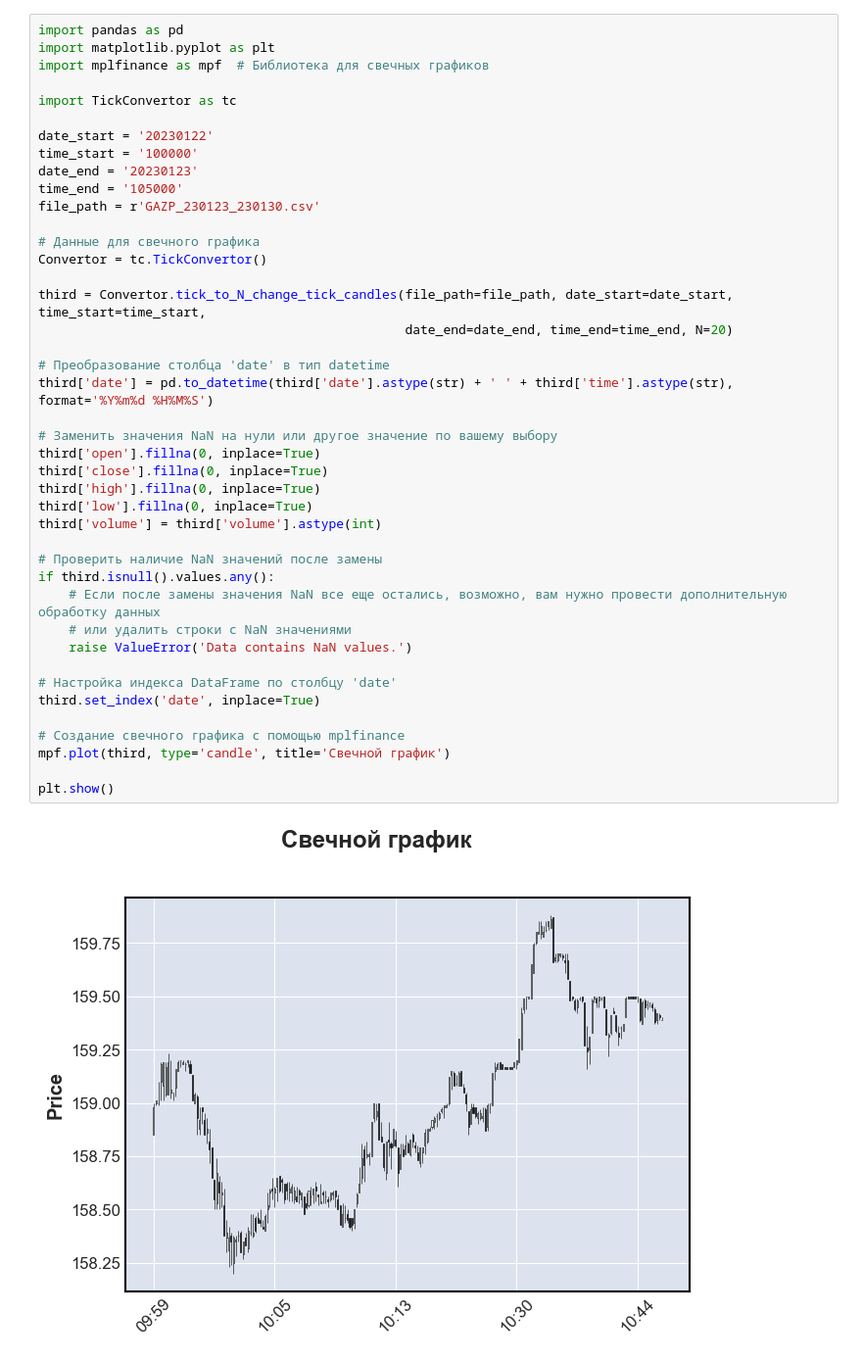
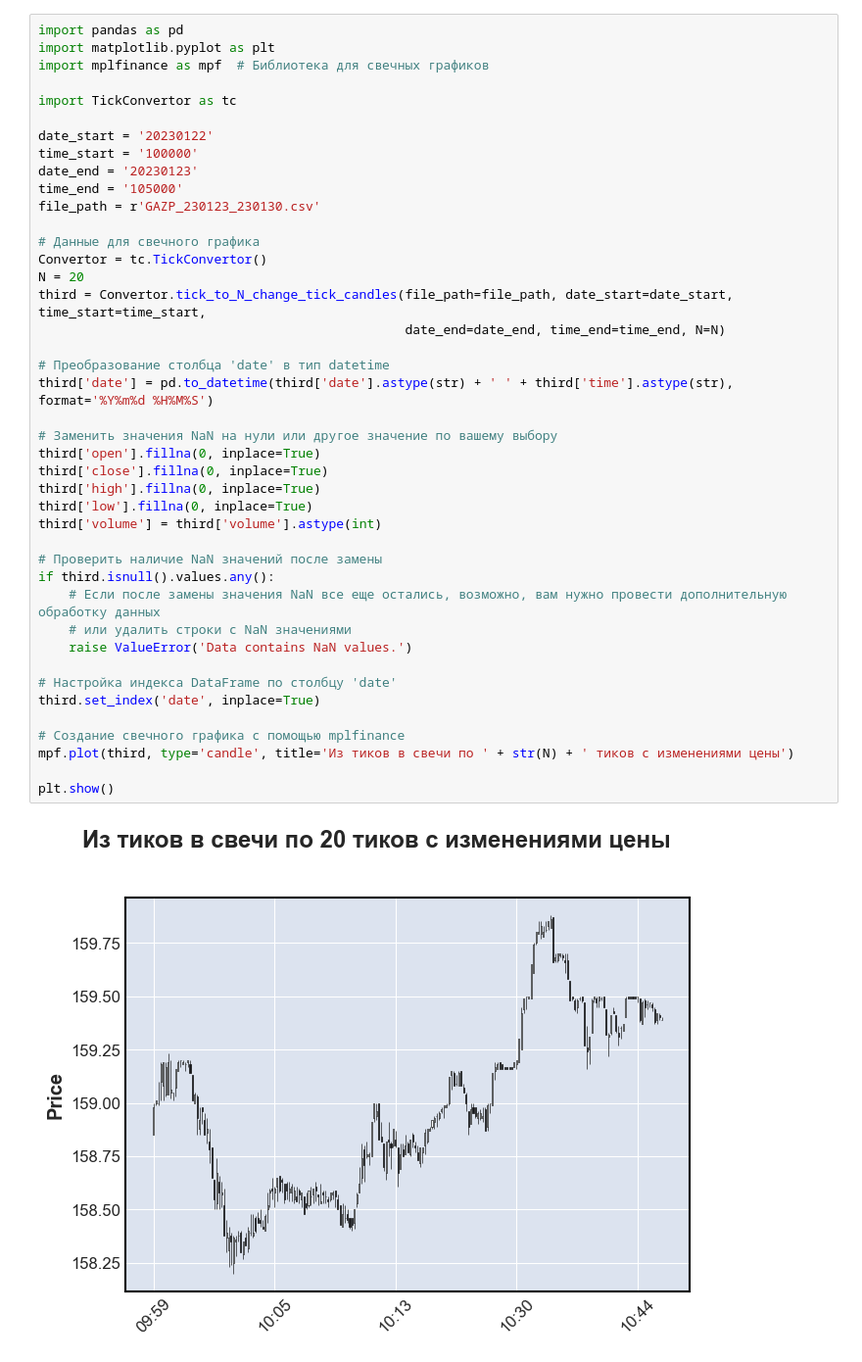
Before and after one commit to MinakovMax/dreamteamtrading-01, a Jupyter notebook: CandlesTestData.ipynb, the cells around one changed output. Shown at 98% size. Saved outputs shown, nothing was run; the diff lists cells and outputs as text.

Commit message:
подписал графики

```diff
--- a/CandlesTestData.ipynb
+++ b/CandlesTestData.ipynb
@@ -90,37 +91,37 @@ date_end = '20230123'
 time_end = '105000'
 file_path = r'GAZP_230123_230130.csv'
 
 # Данные для свечного графика
 Convertor = tc.TickConvertor()
-
+N = 20
 third = Convertor.tick_to_N_change_tick_candles(file_path=file_path, date_start=date_start, time_start=time_start,
-                                                date_end=date_end, time_end=time_end, N=20)
+                                                date_end=date_end, time_end=time_end, N=N)
 
 # Преобразование столбца 'date' в тип datetime
 third['date'] = pd.to_datetime(third['date'].astype(str) + ' ' + third['time'].astype(str), format='%Y%m%d %H%M%S')
 
 # Заменить значения NaN на нули или другое значение по вашему выбору
 third['open'].fillna(0, inplace=True)
 third['close'].fillna(0, inplace=True)
 third['high'].fillna(0, inplace=True)
 third['low'].fillna(0, inplace=True)
 third['volume'] = third['volume'].astype(int)
 
 # Проверить наличие NaN значений после замены
 if third.isnull().values.any():
     # Если после замены значения NaN все еще остались, возможно, вам нужно провести дополнительную обработку данных
     # или удалить строки с NaN значениями
     raise ValueError('Data contains NaN values.')
 
 # Настройка индекса DataFrame по столбцу 'date'
 third.set_index('date', inplace=True)
 
 # Создание свечного графика с помощью mplfinance
-mpf.plot(third, type='candle', title='Свечной график')
+mpf.plot(third, type='candle', title='Из тиков в свечи по ' + str(N) + ' тиков с изменениями цены')
 
 plt.show()
 # %% [output]
-[figure, old version]
+[figure, new version]
 # %%
 import pandas as pd
 import matplotlib.pyplot as plt
```
Also changed, not shown: parts of 3 cells of this notebook.
